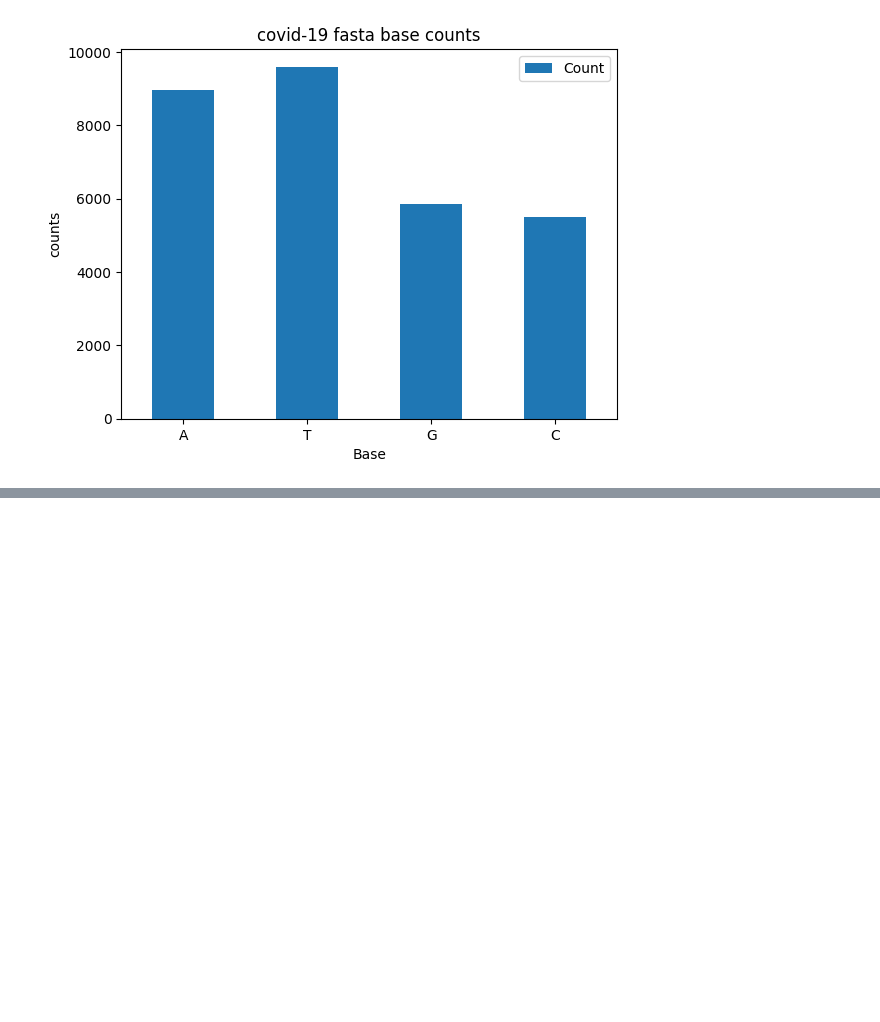
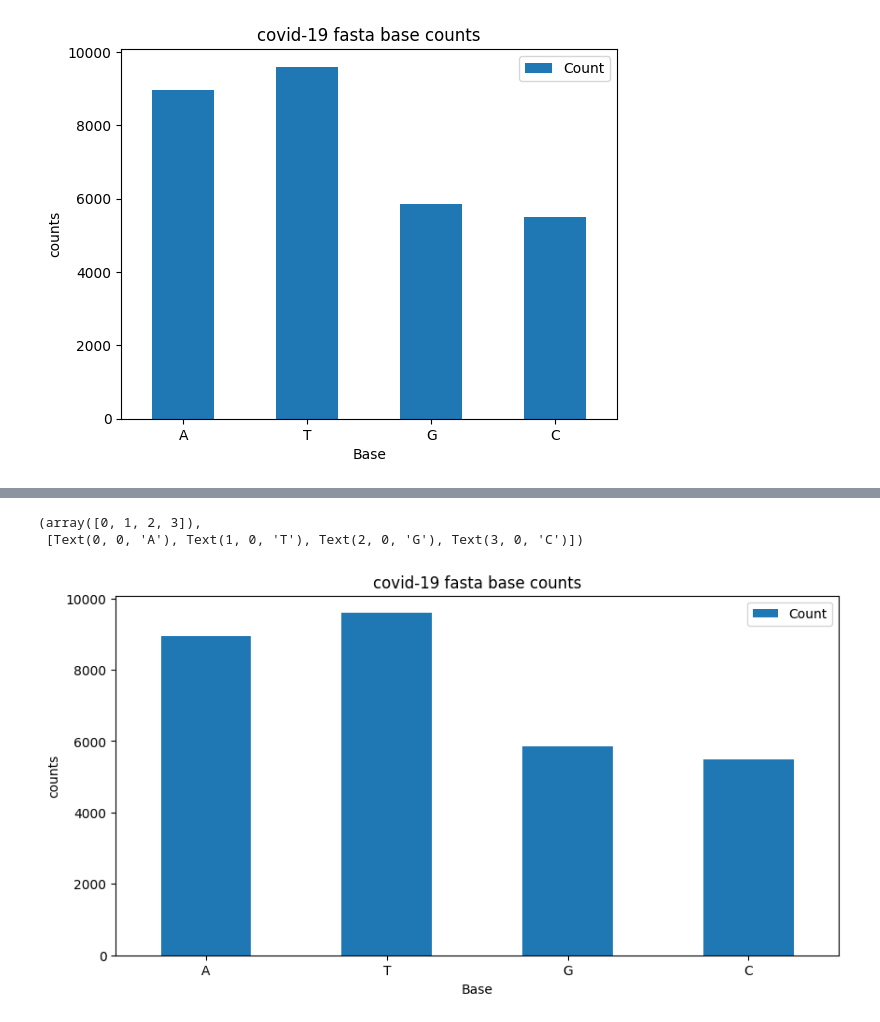
Before and after one commit to Seohyun332/python_training, a Jupyter notebook: 240508/240508.ipynb, the cells around one changed output, grey strips where cells are left out. Drawn from its saved outputs; the diff is of its cells as text; code cells hidden in the pictures; blank space fills up the shorter version.

```diff
--- a/240508/240508.ipynb
+++ b/240508/240508.ipynb
@@ -139,3 +139,28 @@ plt.xticks(rotation=0)
 (array([0, 1, 2, 3]),
  [Text(0, 0, 'A'), Text(1, 0, 'T'), Text(2, 0, 'G'), Text(3, 0, 'C')])
 [figure]
+# %%
+data = dict()
+
+with open("./raw/NC_045512.fasta") as file:
+    for line in file:
+        if line.startswith(">"): #헤더 줄 무시
+            continue
+
+        # dict count
+        for base in line.strip():
+            if base not in data:
+                data[base] = 0
+
+            data[base] += 1
+
+
+seq_df = pd.DataFrame(
+    {
+        'Base':data.keys(),
+        'Count':data.values()
+    }
+)
+
+print(data)
+seq_df
@@ -141,0 +174,15 @@ plt.xticks(rotation=0)
+# %%
+seq_df.plot(
+    x='Base', y='Count',
+    kind="bar",
+    title="covid-19 fasta base counts",
+    ylabel="counts",
+    figsize=(10,5)
+
+) ## pandas plot
+
+plt.xticks(rotation=0)
+# %% [output]
+(array([0, 1, 2, 3]),
+ [Text(0, 0, 'A'), Text(1, 0, 'T'), Text(2, 0, 'G'), Text(3, 0, 'C')])
+[figure, added]
```
Also changed, not shown: parts of 2 cells of this notebook, 7 other files.
